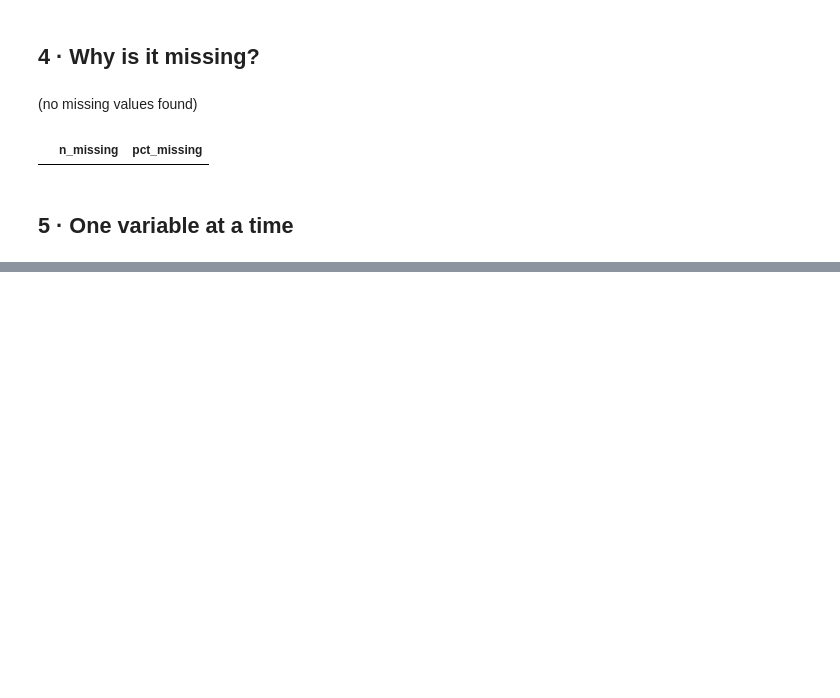
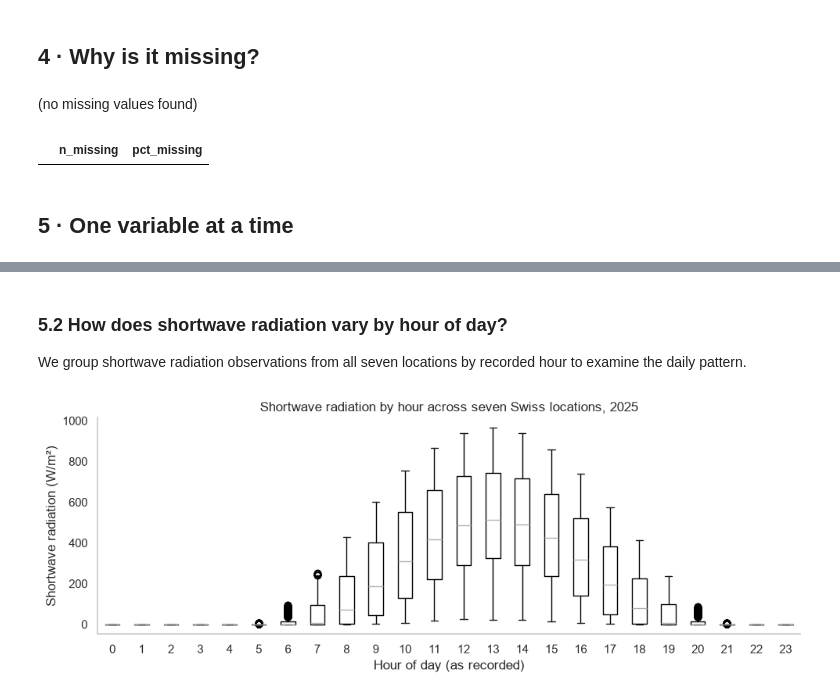
Before and after one commit to Aleksendric-Luka/dspro01_hs26_group-02-, a Jupyter notebook: notebooks/01_data_understanding_weather.ipynb, the cells around one changed output, grey strips where cells are left out. Cells and saved outputs as stored; diff of their text form; code cells hidden in the pictures; blank space fills up the shorter version.

```diff
--- a/notebooks/01_data_understanding_weather.ipynb
+++ b/notebooks/01_data_understanding_weather.ipynb
@@ -141,0 +162,13 @@ missing
+# %% [markdown]
+### 5.2 How does shortwave radiation vary by hour of day?
+We group shortwave radiation observations from all seven locations by recorded hour to examine the daily pattern.
+# %%
+fig, ax = plt.subplots(figsize=(10, 4))
+weather_2025.boxplot(column="shortwave_radiation", by="hour", ax=ax, grid=False)
+fig.suptitle("")
+ax.set(title="Shortwave radiation by hour across seven Swiss locations, 2025",
+       xlabel="Hour of day (as recorded)", ylabel="Shortwave radiation (W/m²)")
+plt.tight_layout()
+plt.show()
+# %% [output]
+[figure, added]
```
Also changed, not shown: parts of 5 cells of this notebook.
